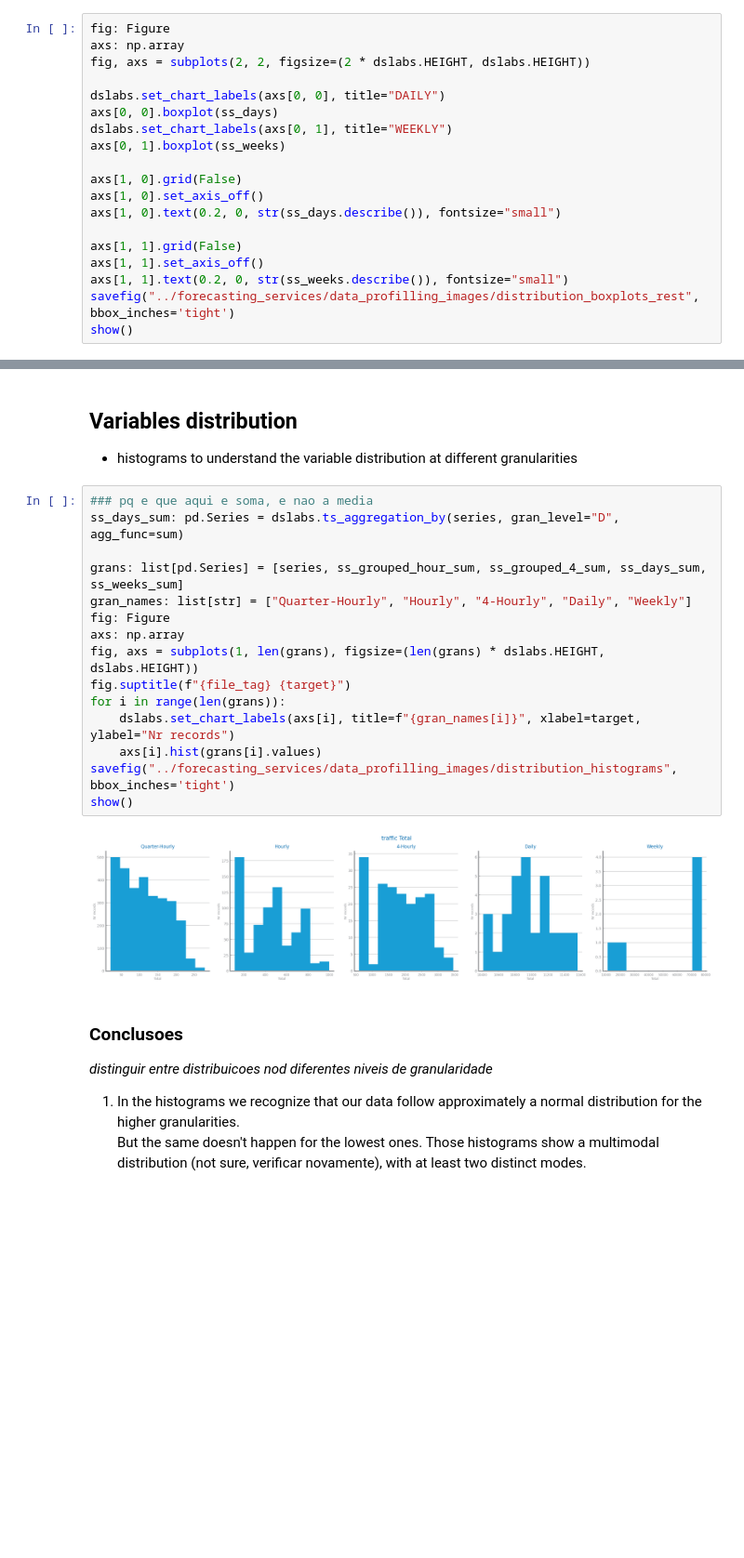
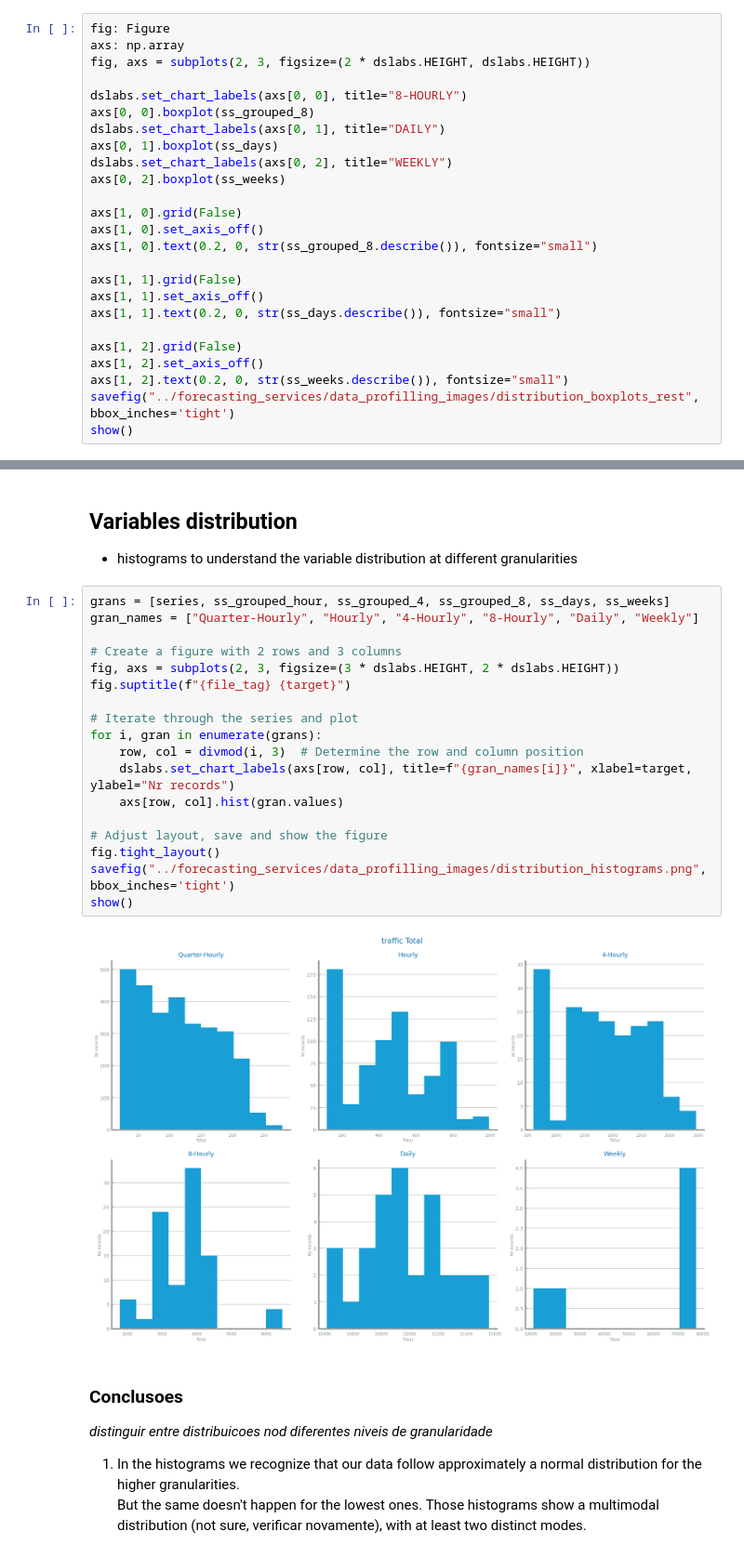
Before and after one commit to franciscoAbreuTecnico/Data-Science-IST, a Jupyter notebook: forecasting_services/data_profilling.ipynb, the cells around one changed output, grey strips where cells are left out. Shown at 93% size. Drawn from its saved outputs; the diff is of its cells as text; blank space fills up the shorter version.

Commit message:
Refactor Forecasting Proffiling

```diff
--- a/forecasting_services/data_profilling.ipynb
+++ b/forecasting_services/data_profilling.ipynb
@@ -308,20 +190,26 @@ show()
 # %%
 fig: Figure
 axs: np.array
-fig, axs = subplots(2, 2, figsize=(2 * dslabs.HEIGHT, dslabs.HEIGHT))
+fig, axs = subplots(2, 3, figsize=(2 * dslabs.HEIGHT, dslabs.HEIGHT))
 
-dslabs.set_chart_labels(axs[0, 0], title="DAILY")
-axs[0, 0].boxplot(ss_days)
-dslabs.set_chart_labels(axs[0, 1], title="WEEKLY")
-axs[0, 1].boxplot(ss_weeks)
+dslabs.set_chart_labels(axs[0, 0], title="8-HOURLY")
+axs[0, 0].boxplot(ss_grouped_8)
+dslabs.set_chart_labels(axs[0, 1], title="DAILY")
+axs[0, 1].boxplot(ss_days)
+dslabs.set_chart_labels(axs[0, 2], title="WEEKLY")
+axs[0, 2].boxplot(ss_weeks)
 
 axs[1, 0].grid(False)
 axs[1, 0].set_axis_off()
-axs[1, 0].text(0.2, 0, str(ss_days.describe()), fontsize="small")
+axs[1, 0].text(0.2, 0, str(ss_grouped_8.describe()), fontsize="small")
 
 axs[1, 1].grid(False)
 axs[1, 1].set_axis_off()
-axs[1, 1].text(0.2, 0, str(ss_weeks.describe()), fontsize="small")
+axs[1, 1].text(0.2, 0, str(ss_days.describe()), fontsize="small")
+
+axs[1, 2].grid(False)
+axs[1, 2].set_axis_off()
+axs[1, 2].text(0.2, 0, str(ss_weeks.describe()), fontsize="small")
 savefig("../forecasting_services/data_profilling_images/distribution_boxplots_rest", bbox_inches='tight')
 show()
 # %% [output]
@@ -330,22 +218,25 @@ show()
 ## Variables distribution
 - histograms to understand the variable distribution at different granularities
 # %%
-### pq e que aqui e soma, e nao a media
-ss_days_sum: pd.Series = dslabs.ts_aggregation_by(series, gran_level="D", agg_func=sum)
+grans = [series, ss_grouped_hour, ss_grouped_4, ss_grouped_8, ss_days, ss_weeks]
+gran_names = ["Quarter-Hourly", "Hourly", "4-Hourly", "8-Hourly", "Daily", "Weekly"]
 
-grans: list[pd.Series] = [series, ss_grouped_hour_sum, ss_grouped_4_sum, ss_days_sum, ss_weeks_sum]
-gran_names: list[str] = ["Quarter-Hourly", "Hourly", "4-Hourly", "Daily", "Weekly"]
-fig: Figure
-axs: np.array
-fig, axs = subplots(1, len(grans), figsize=(len(grans) * dslabs.HEIGHT, dslabs.HEIGHT))
+# Create a figure with 2 rows and 3 columns
+fig, axs = subplots(2, 3, figsize=(3 * dslabs.HEIGHT, 2 * dslabs.HEIGHT))
 fig.suptitle(f"{file_tag} {target}")
-for i in range(len(grans)):
-    dslabs.set_chart_labels(axs[i], title=f"{gran_names[i]}", xlabel=target, ylabel="Nr records")
-    axs[i].hist(grans[i].values)
-savefig("../forecasting_services/data_profilling_images/distribution_histograms", bbox_inches='tight')
+
+# Iterate through the series and plot
+for i, gran in enumerate(grans):
+    row, col = divmod(i, 3)  # Determine the row and column position
+    dslabs.set_chart_labels(axs[row, col], title=f"{gran_names[i]}", xlabel=target, ylabel="Nr records")
+    axs[row, col].hist(gran.values)
+
+# Adjust layout, save and show the figure
+fig.tight_layout()
+savefig("../forecasting_services/data_profilling_images/distribution_histograms.png", bbox_inches='tight')
 show()
 # %% [output]
-[figure, old version]
+[figure, new version]
 # %% [markdown]
 ### Conclusoes
 *distinguir entre distribuicoes nod diferentes niveis de granularidade*
```
Also changed, not shown: parts of 11 cells of this notebook, 23 other files.
